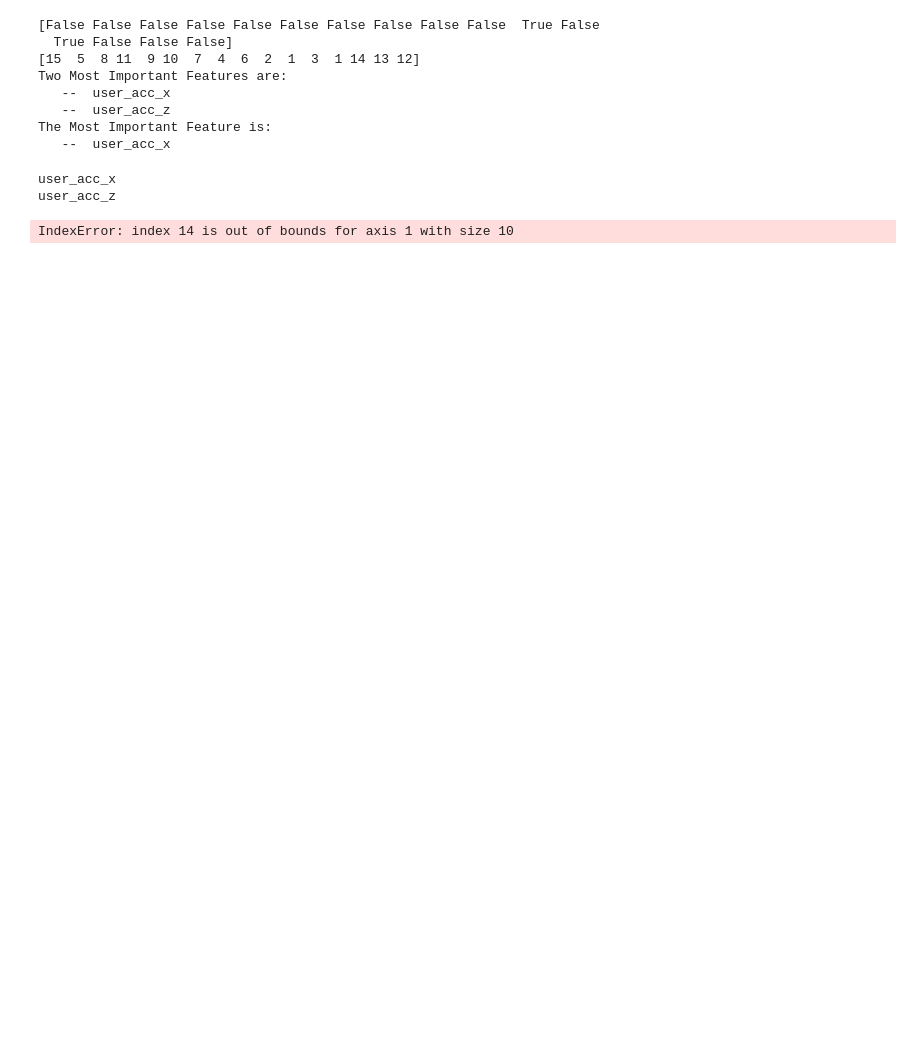
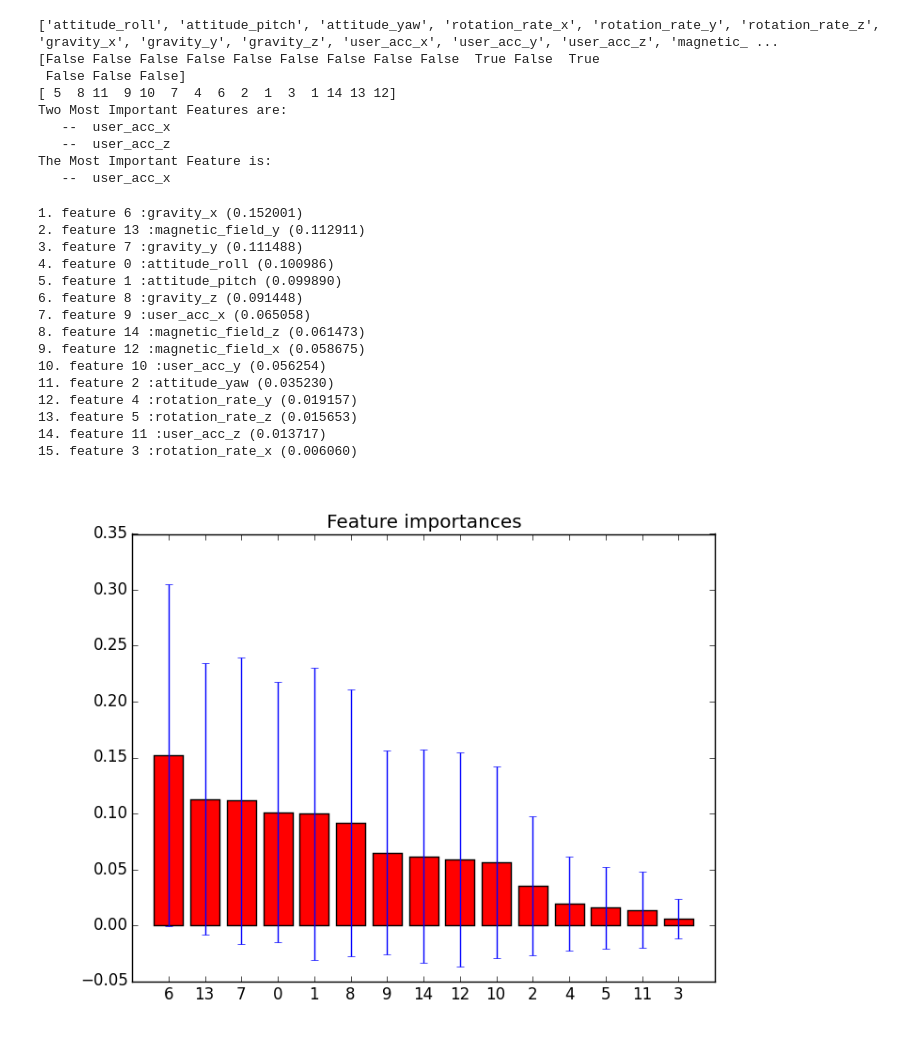
Before and after one commit to scotthoude/A3, a Jupyter notebook: A3 - Machine Learning.ipynb, the cells around one changed output. Cells and saved outputs as stored; diff of their text form; code cells hidden in the pictures; blank space fills up the shorter version.

Commit message:
More ML and feature selection
Added Logistic Regression and Tree of Forests feature selection

```diff
--- a/A3 - Machine Learning.ipynb
+++ b/A3 - Machine Learning.ipynb
@@ -81,0 +143,17 @@ stairsTest = rawStairsValues[24:]
+# %%
+# Logistic Regression ML
+from sklearn import linear_model
+from sklearn.linear_model import LogisticRegression
+
+logistic = linear_model.LogisticRegression(C=1e5)
+logistic.fit(allTrain, clsTrain)
+LogisticRegression(C=100000.0, class_weight=None, dual=False,fit_intercept=True, intercept_scaling=1,
+                    penalty='l2', random_state=None, tol=0.0001)
+
+print dataType.values()
+# logistic.predict(walkTest)
+# logistic.predict(sitTest)
+# logistic.predict(carTest)
+# logistic.predict(jogTest)
+logistic.predict(stairsTest)
+logistic.predict_proba(stairsTest)
@@ -105,5 +208,5 @@ sel = VarianceThreshold(threshold=(.8*(1-.8)))
 # %%
-# Yet another attempt at feature selection
+# This attempt uses recursive feature elimination to find the n most informative features
 # http://scikit-learn.org/stable/modules/generated/sklearn.feature_selection.RFE.html for details
 
 from sklearn.feature_selection import RFE
@@ -111,8 +214,9 @@ from sklearn.svm import SVR
 
 estimator = SVR(kernel="linear")
 selector = RFE(estimator,2,step=1) # select the n most informative features
-selector = selector.fit(allTrain, clsTrain)
+selector = selector.fit(allTrain, clsTrain) # the magic
 
+print Labels.values()
 print(selector.support_)
 print(selector.ranking_)
 print "Two Most Important Features are:"
@@ -130,25 +234,17 @@ for i in range(len(rank)):
     if rank[i] == 1:
         print "   -- ",Labels[i]
 # %% [output]
-[False False False False False False False False False False  True False
-  True False False False]
-[15  5  8 11  9 10  7  4  6  2  1  3  1 14 13 12]
+['attitude_roll', 'attitude_pitch', 'attitude_yaw', 'rotation_rate_x', 'rotation_rate_y', 'rotation_rate_z', 'gravity_x', 'gravity_y', 'gravity_z', 'user_acc_x', 'user_acc_y', 'user_acc_z', 'magnetic_ ...
+[False False False False False False False False False  True False  True
+ False False False]
+[ 5  8 11  9 10  7  4  6  2  1  3  1 14 13 12]
 Two Most Important Features are:
    --  user_acc_x
    --  user_acc_z
 The Most Important Feature is:
    --  user_acc_x
-# %%
-rank = selector.ranking_
-
-for i in range(len(rank)):
-    if rank[i] == 1:
-        print Labels[i]
-# %% [output]
-user_acc_x
-user_acc_z
 # %%
-#Let's do some feature selection - which isn't the same as extraction
+# This feature selection plots forest importances
 #http://scikit-learn.org/stable/auto_examples/ensemble/plot_forest_importances.html#example-ensemble-plot-forest-importances-py
 
 import matplotlib.pyplot as plt
@@ -168,35 +264,57 @@ X, y = make_classification(n_samples=1000,
 
 # Build a forest and compute the feature importances
 forest = ExtraTreesClassifier(n_estimators=250,
                               random_state=0)
 
-# forest.fit(X, y)
-forest.fit(allTrain, clsTrain)
+# Comment these out to use the base example
+X = np.array(allTrain)
+y = clsTrain
+
+forest.fit(X, y)
 
 importances = forest.feature_importances_ #array with importances of each feature
 
 idx = np.arange(0, X.shape[1]) #create an index array, with the number of features
 
 features_to_keep = idx[importances > np.mean(importances)] #only keep features whose importance is greater than the mean importance
 #should be about an array of size 3 (about)
-print features_to_keep.shape
+# print features_to_keep.shape
 
 x_feature_selected = X[:,features_to_keep] #pull X values corresponding to the most important features
 
 # print x_feature_selected
 std = np.std([tree.feature_importances_ for tree in forest.estimators_],
              axis=0)
 indices = np.argsort(importances)[::-1]
 for f in range(X.shape[1]):
-    print("%d. feature %d (%f)" % (f + 1, indices[f], importances[indices[f]]))
+    print("%d. feature %d %s (%f)" % (f + 1, indices[f],":"+ Labels[indices[f]], importances[indices[f]]))
 
 # Plot the feature importances of the forest
 plt.figure()
 plt.title("Feature importances")
 plt.bar(range(X.shape[1]), importances[indices],
        color="r", yerr=std[indices], align="center")
 plt.xticks(range(X.shape[1]), indices)
 plt.xlim([-1, X.shape[1]])
 plt.show()
+
+# interesting enough this feature selection method doesn't fix the same fields as the RFE model
+from IPython.display import Image
+Image("forest_feature_selection.png")
 # %% [output]
-IndexError: index 14 is out of bounds for axis 1 with size 10
+1. feature 6 :gravity_x (0.152001)
+2. feature 13 :magnetic_field_y (0.112911)
+3. feature 7 :gravity_y (0.111488)
+4. feature 0 :attitude_roll (0.100986)
+5. feature 1 :attitude_pitch (0.099890)
+6. feature 8 :gravity_z (0.091448)
+7. feature 9 :user_acc_x (0.065058)
+8. feature 14 :magnetic_field_z (0.061473)
+9. feature 12 :magnetic_field_x (0.058675)
+10. feature 10 :user_acc_y (0.056254)
+11. feature 2 :attitude_yaw (0.035230)
+12. feature 4 :rotation_rate_y (0.019157)
+13. feature 5 :rotation_rate_z (0.015653)
+14. feature 11 :user_acc_z (0.013717)
+15. feature 3 :rotation_rate_x (0.006060)
+[figure, added]
```
Also changed, not shown: parts of 11 cells of this notebook, 1 other file.
